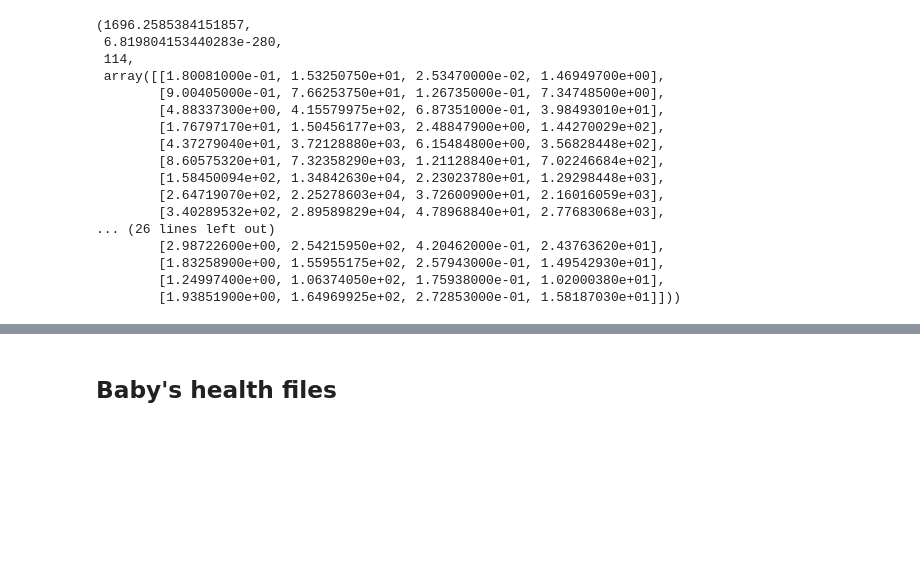
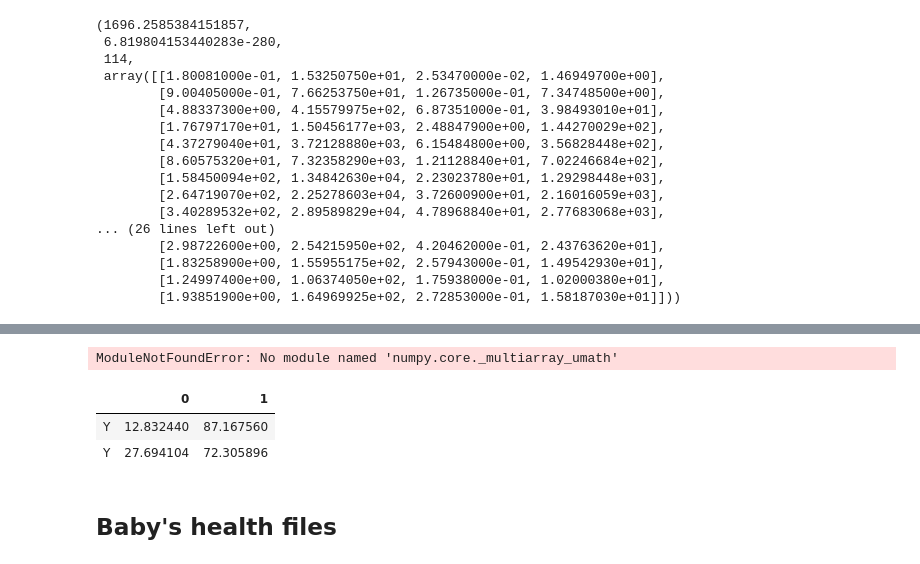
Before and after one commit to mkwasnica/CDC_capstone, a Jupyter notebook: notebooks/CHAssociation.ipynb, the cells around one changed output, grey strips where cells are left out. Saved outputs shown, nothing was run; the diff lists cells and outputs as text; code cells hidden in the pictures; blank space fills up the shorter version.

```diff
--- a/notebooks/CHAssociation.ipynb
+++ b/notebooks/CHAssociation.ipynb
@@ -53,3 +68,13 @@ def plot_gpYR(df,col,xlab,ylab,title,kind='line'):
+# %%
+test1 = make_pctdf(births_nou,'gest_diab')
+test2 = make_pctdf(births_nou, 'pre_preg_diab')
+test3 = pd.concat([test1,test2], axis =0)
+test3
+# %% [output]
+ModuleNotFoundError: No module named 'numpy.core._multiarray_umath'
+|  | 0 | 1 |
+| Y | 12.832440 | 87.167560 |
+| Y | 27.694104 | 72.305896 |
 # %% [markdown]
 ## Baby's health files
 # %% [markdown]
```
Also changed, not shown: parts of 4 cells of this notebook, 2 other files.
